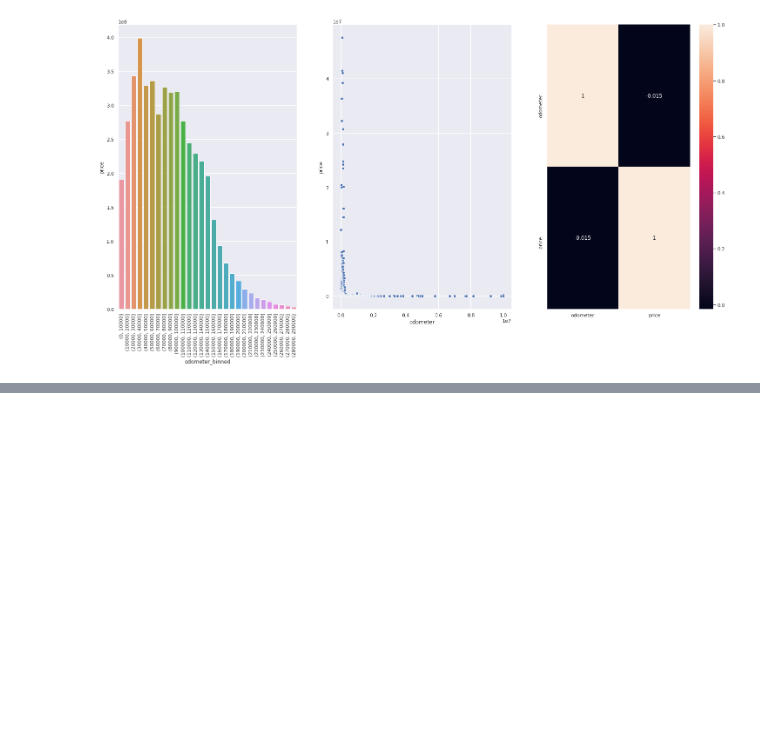
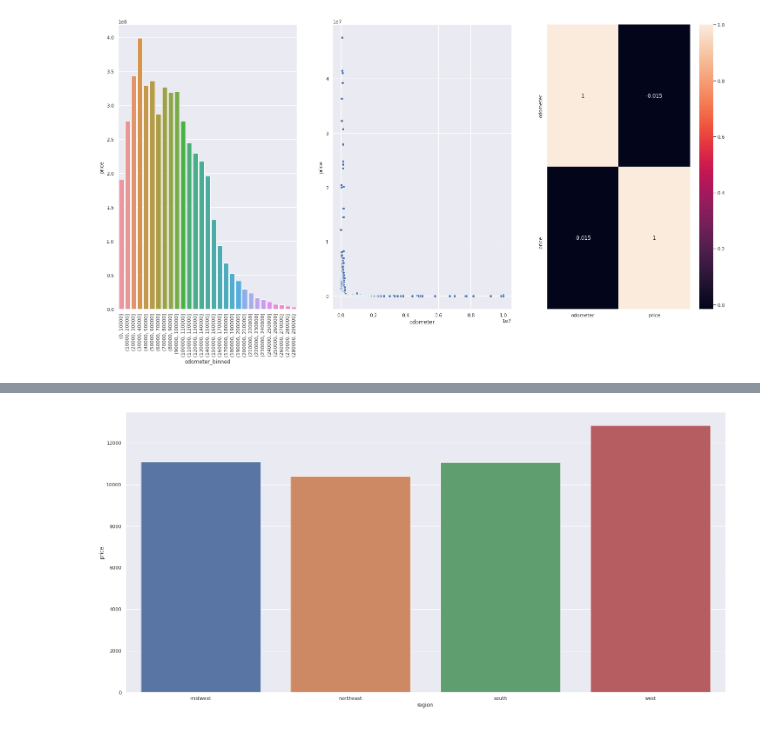
Before and after one commit to panambY/Used_Car_Price, a Jupyter notebook: Used_Car_Price.ipynb, the cells around one changed output, grey strips where cells are left out. Saved outputs shown, nothing was run; the diff lists cells and outputs as text; code cells hidden in the pictures; blank space fills up the shorter version.

```diff
--- a/Used_Car_Price.ipynb
+++ b/Used_Car_Price.ipynb
@@ -1224,0 +1181,7 @@ sns.heatmap( aux1.corr( method='pearson' ), annot=True );
+# %%
+aux1 = df4[['region', 'price']].groupby( 'region' ).mean().reset_index()
+sns.barplot( x='region', y='price', data=aux1);
+
+# Just "west" region cost more. The "northeast" cost less.
+# %% [output]
+[figure, added]
```
Also changed, not shown: parts of 25 cells of this notebook.
